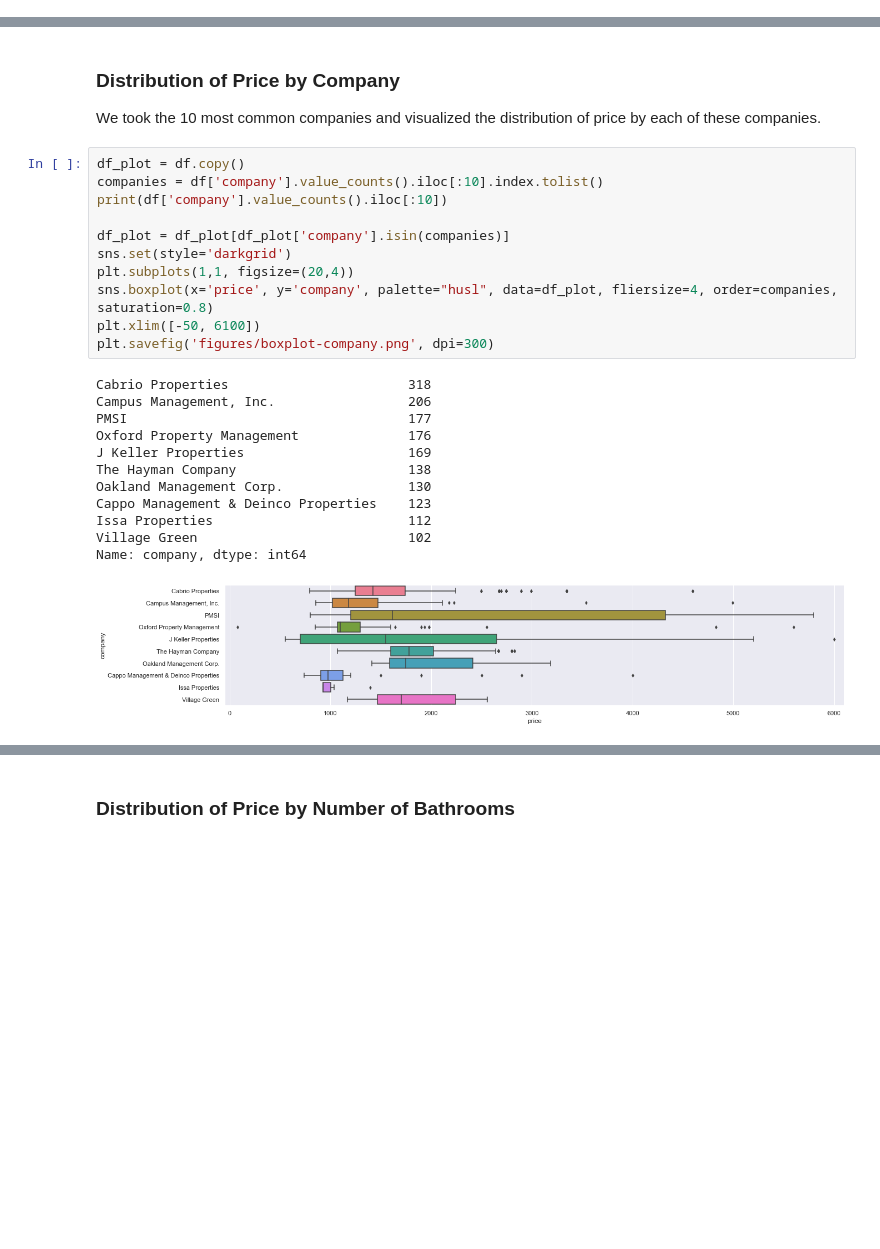
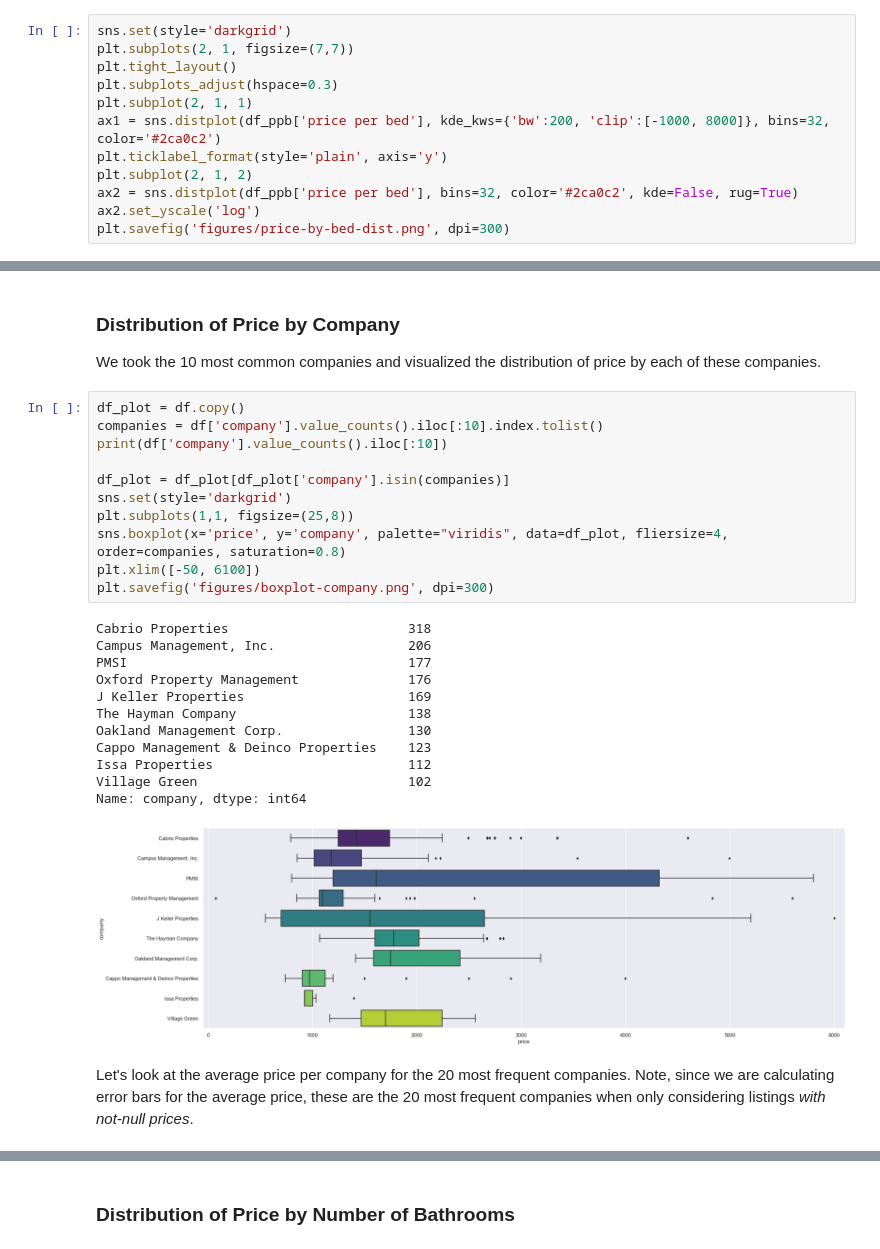
Before and after one commit to lilyzhai/housing-survey, a Jupyter notebook: EDA/EDA - final.ipynb, the cells around one changed output, grey strips where cells are left out. Cells and saved outputs as stored; diff of their text form; blank space fills up the shorter version.

```diff
--- a/EDA/EDA - final.ipynb
+++ b/EDA/EDA - final.ipynb
@@ -65,0 +108,12 @@ Name: price, dtype: float64
+# %%
+sns.set(style='darkgrid')
+plt.subplots(2, 1, figsize=(7,7))
+plt.tight_layout()
+plt.subplots_adjust(hspace=0.3)
+plt.subplot(2, 1, 1)
+ax1 = sns.distplot(df_ppb['price per bed'], kde_kws={'bw':200, 'clip':[-1000, 8000]}, bins=32, color='#2ca0c2')
+plt.ticklabel_format(style='plain', axis='y')
+plt.subplot(2, 1, 2)
+ax2 = sns.distplot(df_ppb['price per bed'], bins=32, color='#2ca0c2', kde=False, rug=True)
+ax2.set_yscale('log')
+plt.savefig('figures/price-by-bed-dist.png', dpi=300)
@@ -109,24 +173,26 @@ We took the 10 most common companies and visualized the distribution of price by
 # %%
 df_plot = df.copy()
 companies = df['company'].value_counts().iloc[:10].index.tolist()
 print(df['company'].value_counts().iloc[:10])
 
 df_plot = df_plot[df_plot['company'].isin(companies)]
 sns.set(style='darkgrid')
-plt.subplots(1,1, figsize=(20,4))
-sns.boxplot(x='price', y='company', palette="husl", data=df_plot, fliersize=4, order=companies, saturation=0.8)
+plt.subplots(1,1, figsize=(25,8))
+sns.boxplot(x='price', y='company', palette="viridis", data=df_plot, fliersize=4, order=companies, saturation=0.8)
 plt.xlim([-50, 6100])
 plt.savefig('figures/boxplot-company.png', dpi=300)
 # %% [output]
 Cabrio Properties                       318
 Campus Management, Inc.                 206
 PMSI                                    177
 Oxford Property Management              176
 J Keller Properties                     169
 The Hayman Company                      138
 Oakland Management Corp.                130
 Cappo Management & Deinco Properties    123
 Issa Properties                         112
 Village Green                           102
 Name: company, dtype: int64
-[figure, old version]
+[figure, new version]
+# %% [markdown]
+Let's look at the average price per company for the 20 most frequent companies. Note, since we are calculating error bars for the average price, these are the 20 most frequent companies when only considering listings *with not-null prices*.
```
Also changed, not shown: parts of 15 cells of this notebook, 8 other files.
